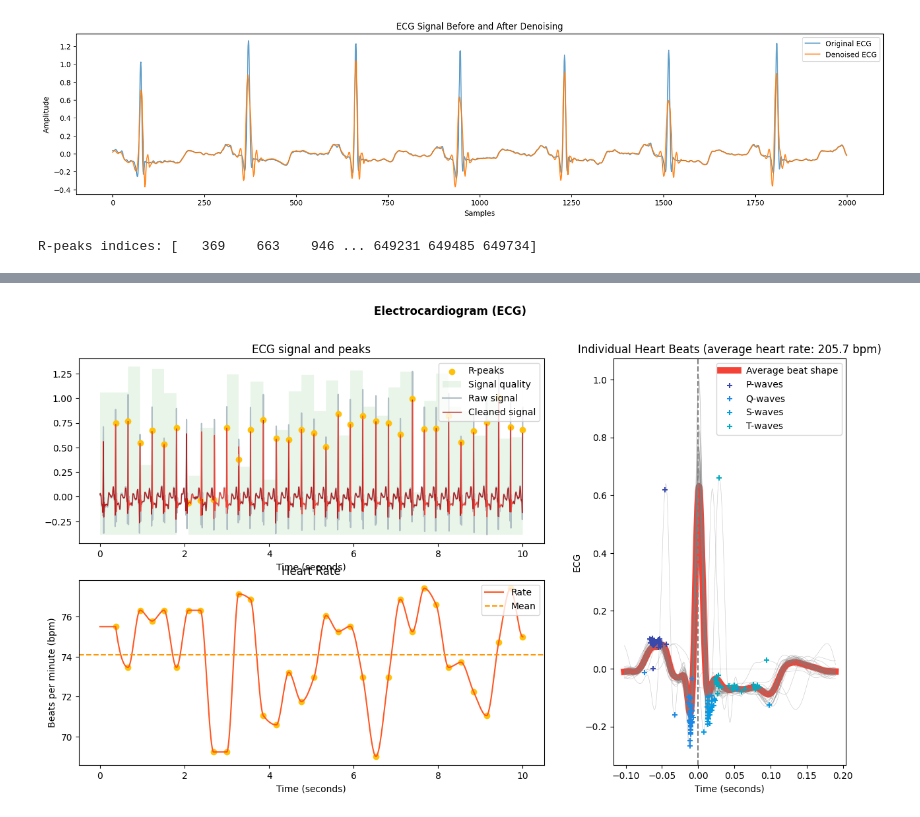
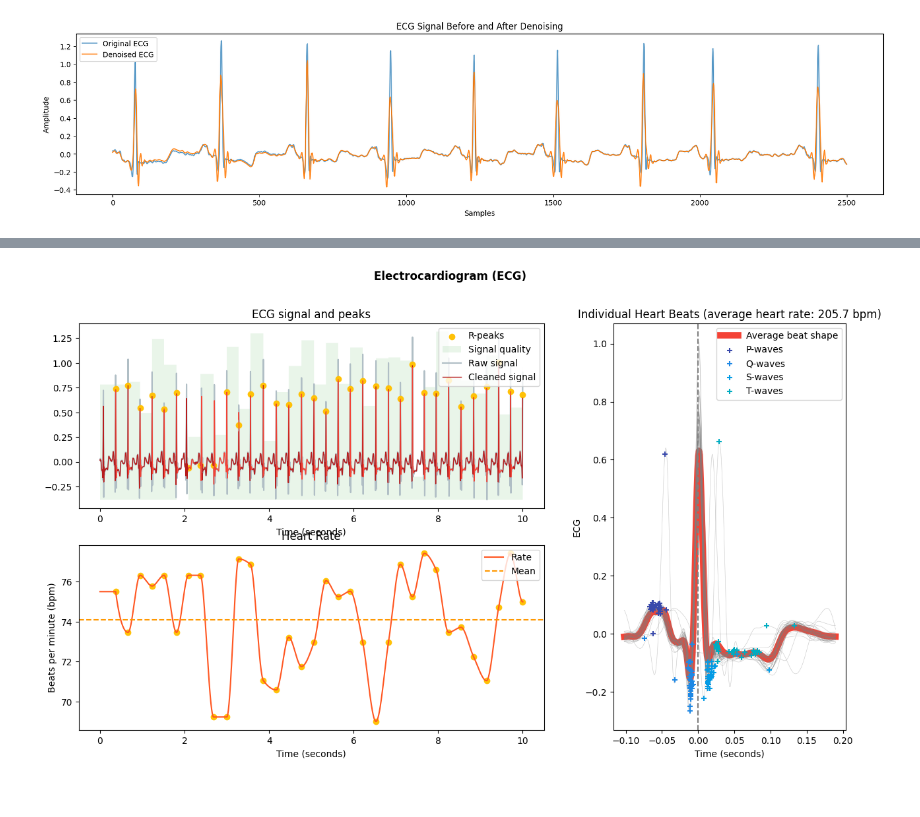
Before and after one commit to Cobrachainsaw/Arrhythmia_real_time_system, a Jupyter notebook: preprocess.ipynb, the cells around one changed output, grey strips where cells are left out. Drawn from its saved outputs; the diff is of its cells as text; code cells hidden in the pictures.

```diff
--- a/preprocess.ipynb
+++ b/preprocess.ipynb
@@ -54,6 +87,7 @@ plt.show()
 # %%
 coeffs = pywt.wavedec(filtered_signal, 'db6', level=9)
-coeffs[0] = np.zeros_like(coeffs[0])
-coeffs[-1] = np.zeros_like(coeffs[-1])
-coeffs[-2] = np.zeros_like(coeffs[-2])
-coeffs[-3] = np.zeros_like(coeffs[-3])
+coeffs[0] = np.zeros_like(coeffs[0])  # Remove cA9 (Baseline Wander)
+coeffs[1] = np.zeros_like(coeffs[1])  # Remove cD9 (Low-frequency drift)
+coeffs[9] = np.zeros_like(coeffs[9])  # Remove cD1 (High-frequency noise)
+coeffs[8] = np.zeros_like(coeffs[8])  # Remove cD2 (High-frequency noise)
+coeffs[7] = np.zeros_like(coeffs[7])  # Remove cD3 (High-frequency noise)
@@ -60,21 +115,18 @@ coeffs[-3] = np.zeros_like(coeffs[-3])
 # %%
 # Reconstruct the denoised signal using inverse wavelet transform
 denoised_signal = pywt.waverec(coeffs, 'db6')
 
 # Plot original and denoised signals
 plt.figure(figsize=(20, 4))
-plt.plot(filtered_signal[:2000], label="Original ECG", alpha=0.7)
-plt.plot(denoised_signal[:2000], label="Denoised ECG", alpha=0.9)
+plt.plot(filtered_signal[:2500], label="Original ECG", alpha=0.7)
+plt.plot(denoised_signal[:2500], label="Denoised ECG", alpha=0.9)
 plt.legend()
 plt.title("ECG Signal Before and After Denoising")
 plt.xlabel("Samples")
 plt.ylabel("Amplitude")
 plt.show()
 # %% [output]
-[figure, old version]
+[figure, new version]
 # %%
 signals, info = nk.ecg_process(denoised_signal, sampling_rate=360)
 r_peaks = info["ECG_R_Peaks"]
-print("R-peaks indices:", r_peaks)
-# %% [output]
-R-peaks indices: [   369    663    946 ... 649231 649485 649734]
```
Also changed, not shown: parts of 18 cells of this notebook.
